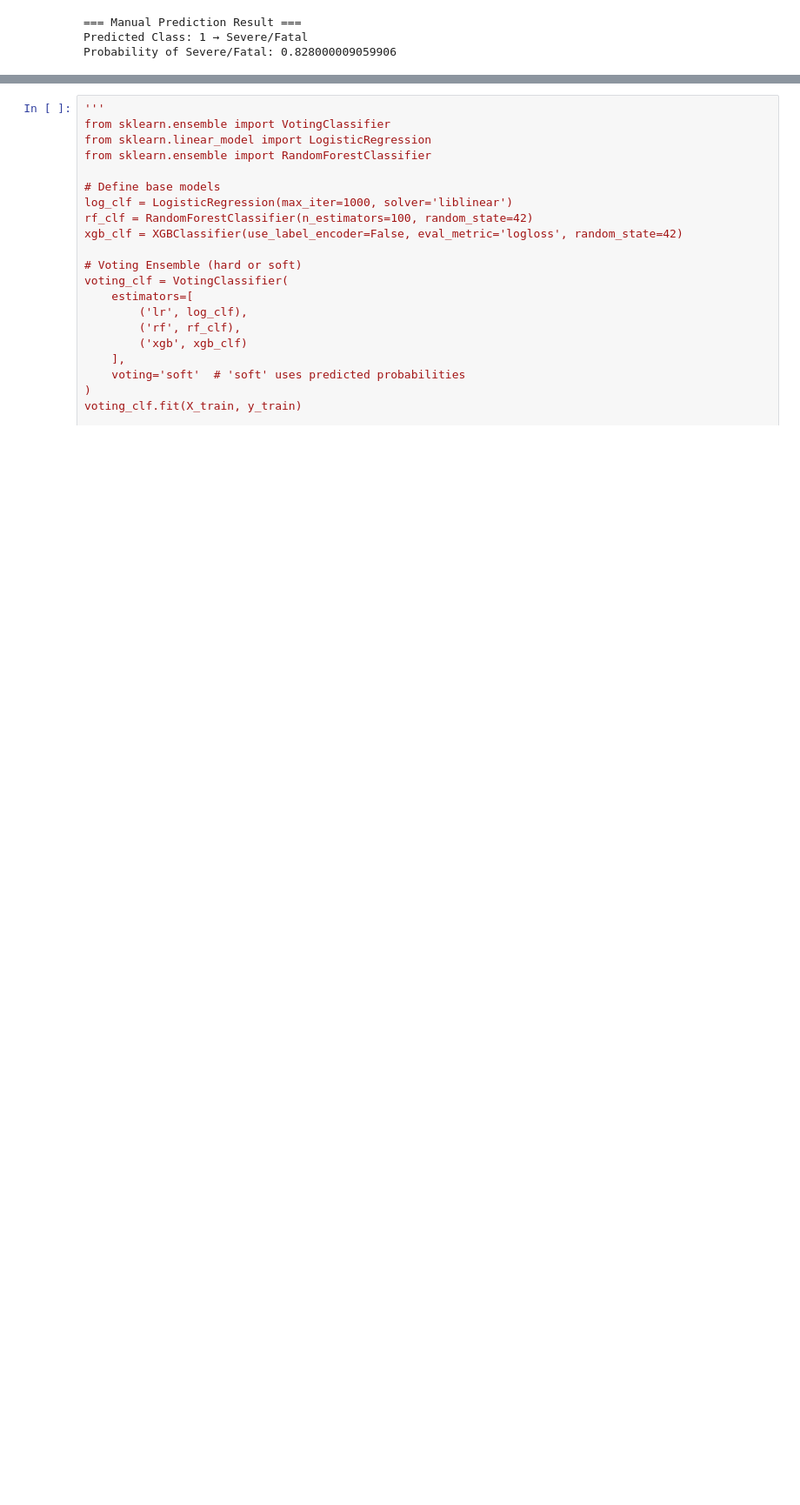
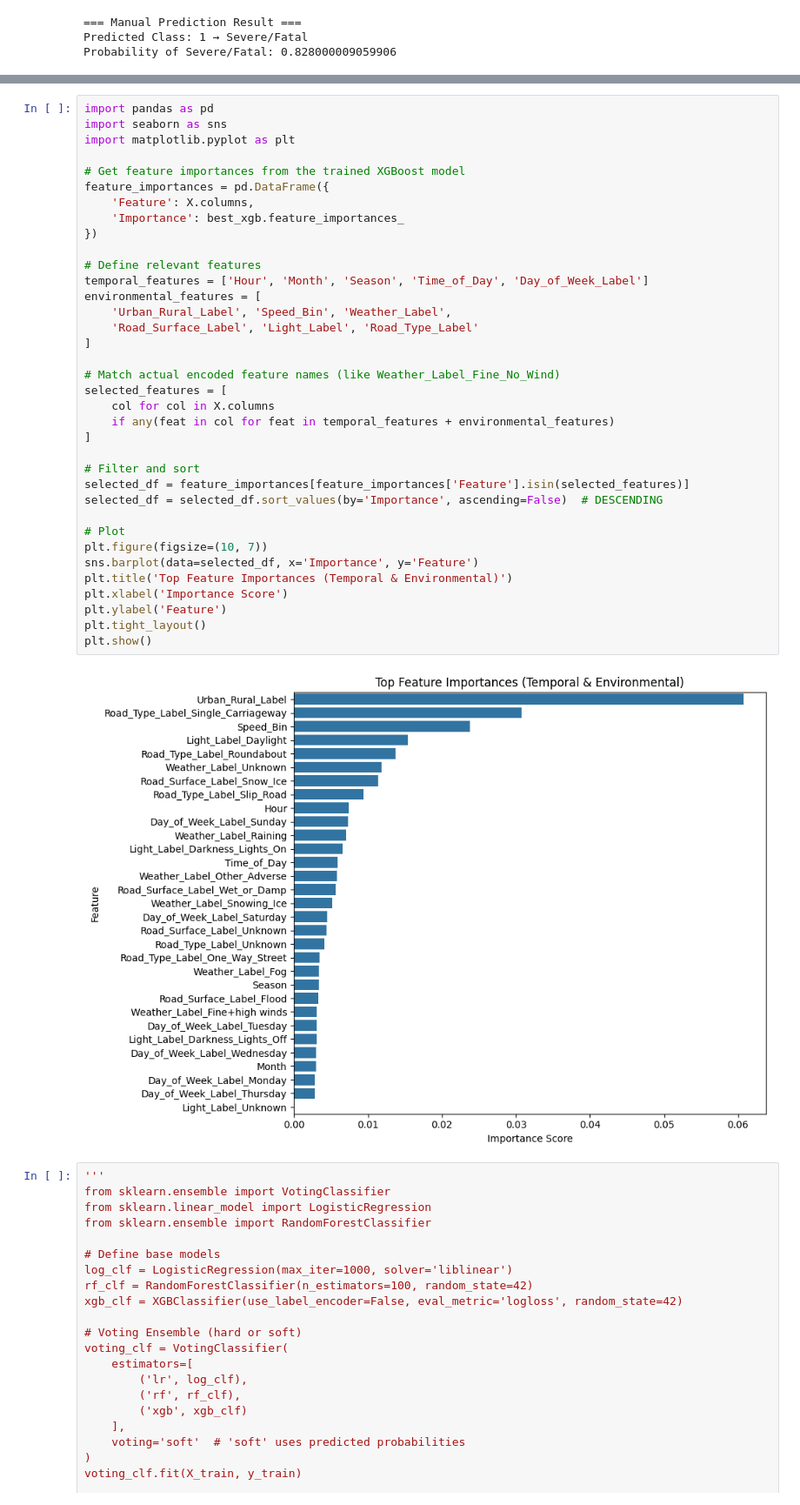
Before and after one commit to aishwarya-shekar-babu/Road-Accident-Prediction, a Jupyter notebook: Road_Accident_Prediction_finalmodels.ipynb, the cells around one changed output, grey strips where cells are left out. Shown at 87% size. Drawn from its saved outputs; the diff is of its cells as text; blank space fills up the shorter version.

```diff
--- a/Road_Accident_Prediction_finalmodels.ipynb
+++ b/Road_Accident_Prediction_finalmodels.ipynb
@@ -1516,3 +1661,41 @@ Probability of Severe/Fatal: 0.828000009059906
+# %%
+import pandas as pd
+import seaborn as sns
+import matplotlib.pyplot as plt
+
+# Get feature importances from the trained XGBoost model
+feature_importances = pd.DataFrame({
+    'Feature': X.columns,
+    'Importance': best_xgb.feature_importances_
+})
+
+# Define relevant features
+temporal_features = ['Hour', 'Month', 'Season', 'Time_of_Day', 'Day_of_Week_Label']
+environmental_features = [
+    'Urban_Rural_Label', 'Speed_Bin', 'Weather_Label',
+    'Road_Surface_Label', 'Light_Label', 'Road_Type_Label'
+]
+
+# Match actual encoded feature names (like Weather_Label_Fine_No_Wind)
+selected_features = [
+    col for col in X.columns
+    if any(feat in col for feat in temporal_features + environmental_features)
+]
+
+# Filter and sort
+selected_df = feature_importances[feature_importances['Feature'].isin(selected_features)]
+selected_df = selected_df.sort_values(by='Importance', ascending=False)  # DESCENDING
+
+# Plot
+plt.figure(figsize=(10, 7))
+sns.barplot(data=selected_df, x='Importance', y='Feature')
+plt.title('Top Feature Importances (Temporal & Environmental)')
+plt.xlabel('Importance Score')
+plt.ylabel('Feature')
+plt.tight_layout()
+plt.show()
+# %% [output]
+[figure, added]
 # %%
 '''
 from sklearn.ensemble import VotingClassifier
```
Also changed, not shown: parts of 4 cells of this notebook.
